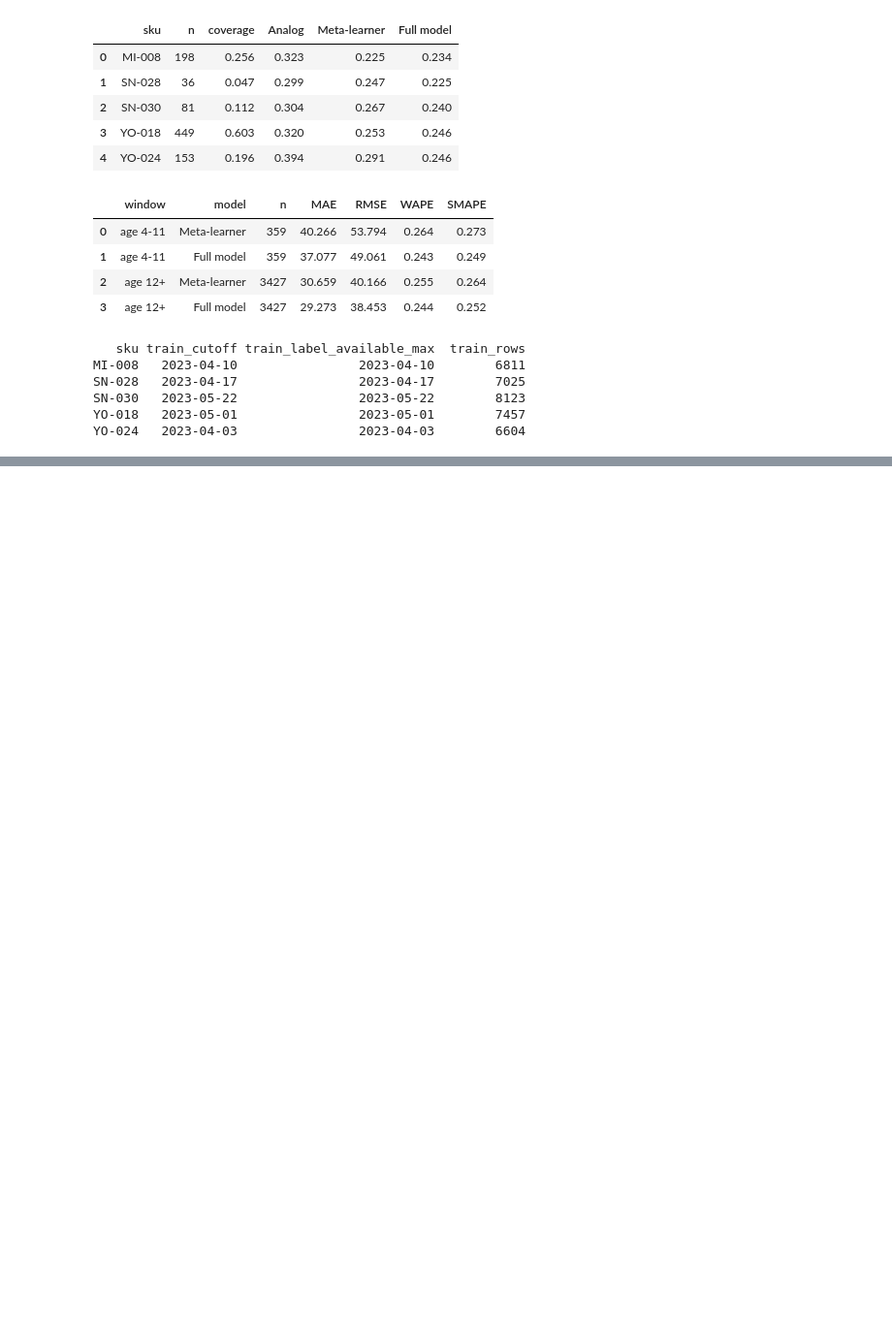
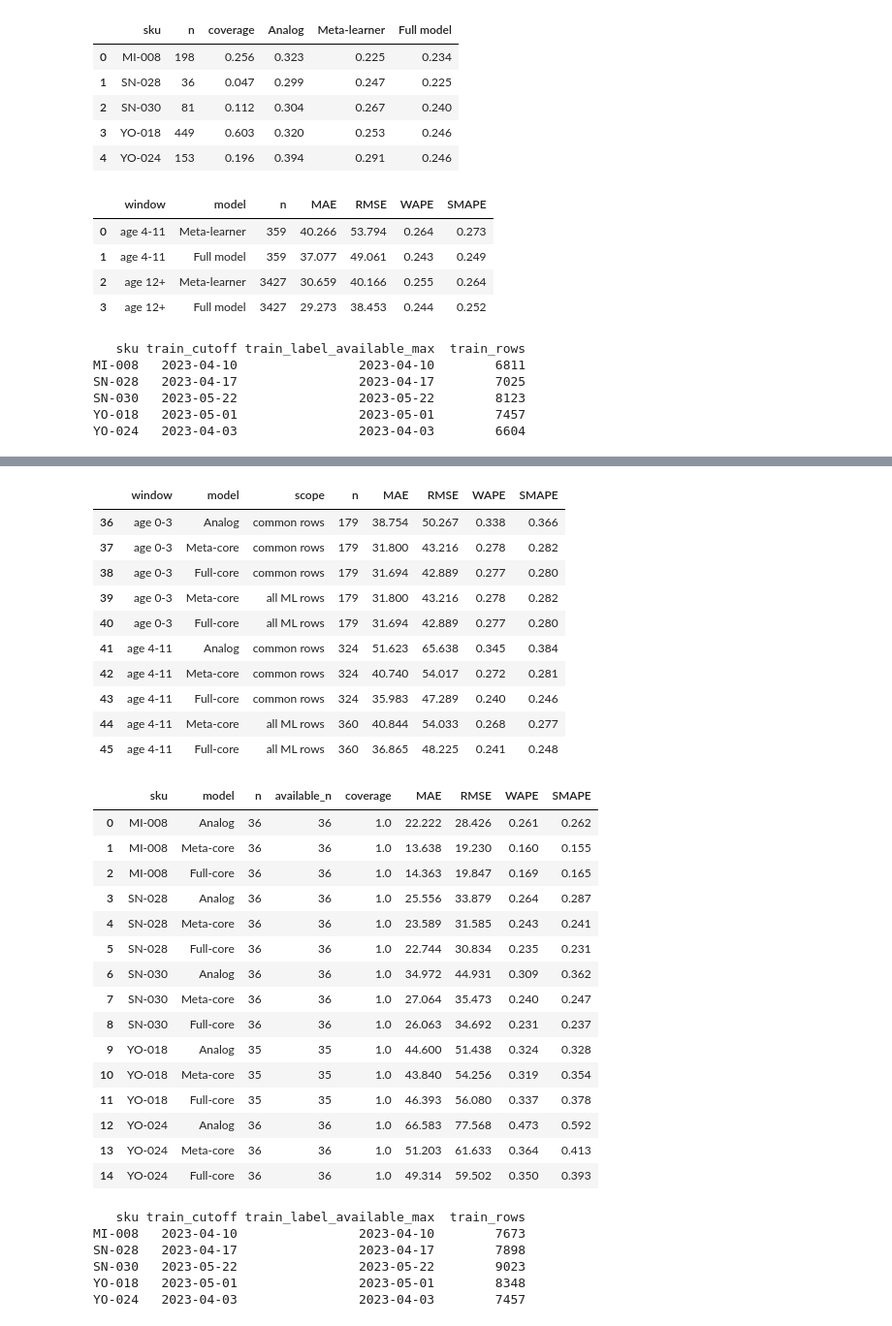
Before and after one commit to thitiwutsuk/Forecasting-FMCG-Daily-Sales, a Jupyter notebook: notebooks/04_cold_start/10_cold_start.ipynb, the cells around one changed output, grey strips where cells are left out. Shown at 97% size. Saved outputs shown, nothing was run; the diff lists cells and outputs as text; code cells hidden in the pictures; blank space fills up the shorter version.

```diff
--- a/notebooks/04_cold_start/10_cold_start.ipynb
+++ b/notebooks/04_cold_start/10_cold_start.ipynb
@@ -215,0 +271,44 @@ YO-024   2023-04-03                2023-04-03        6604
+# %%
+early_coverage = []
+early_scores = []
+early_common = early_scored.dropna(subset=early_preds).copy()
+model_cols = [('Analog', 'pred_analog'), ('Meta-core', 'pred_meta_core'), ('Full-core', 'pred_full_core')]
+for age in range(12):
+    available = early_scored[early_scored.sku_age == age]
+    shared = early_common[early_common.sku_age == age]
+    early_coverage.append({'sku_age': age, 'target_age': age + 1, 'available_n': len(available),
+        'common_n': len(shared), 'coverage': len(shared) / len(available) if len(available) else np.nan})
+    if len(shared):
+        for model, col in model_cols:
+            early_scores.append({'window': f'age {age}', 'model': model, 'scope': 'common rows',
+                'n': len(shared), **score_all(shared.target_next_week, shared[col])})
+
+for label, lower, upper in [('age 0-3', 0, 4), ('age 4-11', 4, 12)]:
+    for scope, source in [('common rows', early_common), ('all ML rows', early_scored)]:
+        part = source[(source.sku_age >= lower) & (source.sku_age < upper)]
+        if len(part):
+            for model, col in model_cols if scope == 'common rows' else model_cols[1:]:
+                early_scores.append({'window': label, 'model': model, 'scope': scope,
+                    'n': len(part), **score_all(part.target_next_week, part[col])})
+coverage_early = pd.DataFrame(early_coverage)
+scores_early = pd.DataFrame(early_scores)
+display(coverage_early.round(3))
+display(scores_early[scores_early.window.isin(['age 0-3', 'age 4-11'])].round(3))
+
+per_sku_early = []
+for sku, available in early_scored[early_scored.sku_age.between(0, 3)].groupby('sku'):
+    shared = early_common[(early_common.sku == sku) & early_common.sku_age.between(0, 3)]
+    for model, col in model_cols:
+        per_sku_early.append({'sku': sku, 'model': model, 'n': len(shared),
+            'available_n': len(available), 'coverage': len(shared) / len(available),
+            **score_all(shared.target_next_week, shared[col])})
+display(pd.DataFrame(per_sku_early).round(3))
+
+output_dir = Path('../../reports/phase10')
+output_dir.mkdir(exist_ok=True)
+scores_early.to_csv(output_dir / 'early_history_scores.csv', index=False)
+coverage_early.to_csv(output_dir / 'early_history_coverage.csv', index=False)
+pd.DataFrame(per_sku_early).to_csv(output_dir / 'early_history_by_sku.csv', index=False)
+early_scored[early_scored.sku_age.between(0, 11)].to_csv(output_dir / 'early_history_predictions.csv', index=False)
+print(early_meta[['sku', 'train_cutoff', 'train_label_available_max', 'train_rows']].drop_duplicates().to_string(index=False))
+# %% [output]
@@ -215,0 +328,33 @@ YO-024   2023-04-03                2023-04-03        6604
+|  | window | model | scope | n | MAE | RMSE | WAPE | SMAPE |
+| 36 | age 0-3 | Analog | common rows | 179 | 38.754 | 50.267 | 0.338 | 0.366 |
+| 37 | age 0-3 | Meta-core | common rows | 179 | 31.800 | 43.216 | 0.278 | 0.282 |
+| 38 | age 0-3 | Full-core | common rows | 179 | 31.694 | 42.889 | 0.277 | 0.280 |
+| 39 | age 0-3 | Meta-core | all ML rows | 179 | 31.800 | 43.216 | 0.278 | 0.282 |
+| 40 | age 0-3 | Full-core | all ML rows | 179 | 31.694 | 42.889 | 0.277 | 0.280 |
+| 41 | age 4-11 | Analog | common rows | 324 | 51.623 | 65.638 | 0.345 | 0.384 |
+| 42 | age 4-11 | Meta-core | common rows | 324 | 40.740 | 54.017 | 0.272 | 0.281 |
+| 43 | age 4-11 | Full-core | common rows | 324 | 35.983 | 47.289 | 0.240 | 0.246 |
+| 44 | age 4-11 | Meta-core | all ML rows | 360 | 40.844 | 54.033 | 0.268 | 0.277 |
+| 45 | age 4-11 | Full-core | all ML rows | 360 | 36.865 | 48.225 | 0.241 | 0.248 |
+|  | sku | model | n | available_n | coverage | MAE | RMSE | WAPE | SMAPE |
+| 0 | MI-008 | Analog | 36 | 36 | 1.0 | 22.222 | 28.426 | 0.261 | 0.262 |
+| 1 | MI-008 | Meta-core | 36 | 36 | 1.0 | 13.638 | 19.230 | 0.160 | 0.155 |
+| 2 | MI-008 | Full-core | 36 | 36 | 1.0 | 14.363 | 19.847 | 0.169 | 0.165 |
+| 3 | SN-028 | Analog | 36 | 36 | 1.0 | 25.556 | 33.879 | 0.264 | 0.287 |
+| 4 | SN-028 | Meta-core | 36 | 36 | 1.0 | 23.589 | 31.585 | 0.243 | 0.241 |
+| 5 | SN-028 | Full-core | 36 | 36 | 1.0 | 22.744 | 30.834 | 0.235 | 0.231 |
+| 6 | SN-030 | Analog | 36 | 36 | 1.0 | 34.972 | 44.931 | 0.309 | 0.362 |
+| 7 | SN-030 | Meta-core | 36 | 36 | 1.0 | 27.064 | 35.473 | 0.240 | 0.247 |
+| 8 | SN-030 | Full-core | 36 | 36 | 1.0 | 26.063 | 34.692 | 0.231 | 0.237 |
+| 9 | YO-018 | Analog | 35 | 35 | 1.0 | 44.600 | 51.438 | 0.324 | 0.328 |
+| 10 | YO-018 | Meta-core | 35 | 35 | 1.0 | 43.840 | 54.256 | 0.319 | 0.354 |
+| 11 | YO-018 | Full-core | 35 | 35 | 1.0 | 46.393 | 56.080 | 0.337 | 0.378 |
+| 12 | YO-024 | Analog | 36 | 36 | 1.0 | 66.583 | 77.568 | 0.473 | 0.592 |
+| 13 | YO-024 | Meta-core | 36 | 36 | 1.0 | 51.203 | 61.633 | 0.364 | 0.413 |
+| 14 | YO-024 | Full-core | 36 | 36 | 1.0 | 49.314 | 59.502 | 0.350 | 0.393 |
+   sku train_cutoff train_label_available_max  train_rows
+MI-008   2023-04-10                2023-04-10        7673
+SN-028   2023-04-17                2023-04-17        7898
+SN-030   2023-05-22                2023-05-22        9023
+YO-018   2023-05-01                2023-05-01        8348
+YO-024   2023-04-03                2023-04-03        7457
```
Also changed, not shown: parts of 6 cells of this notebook, 5 other files.
